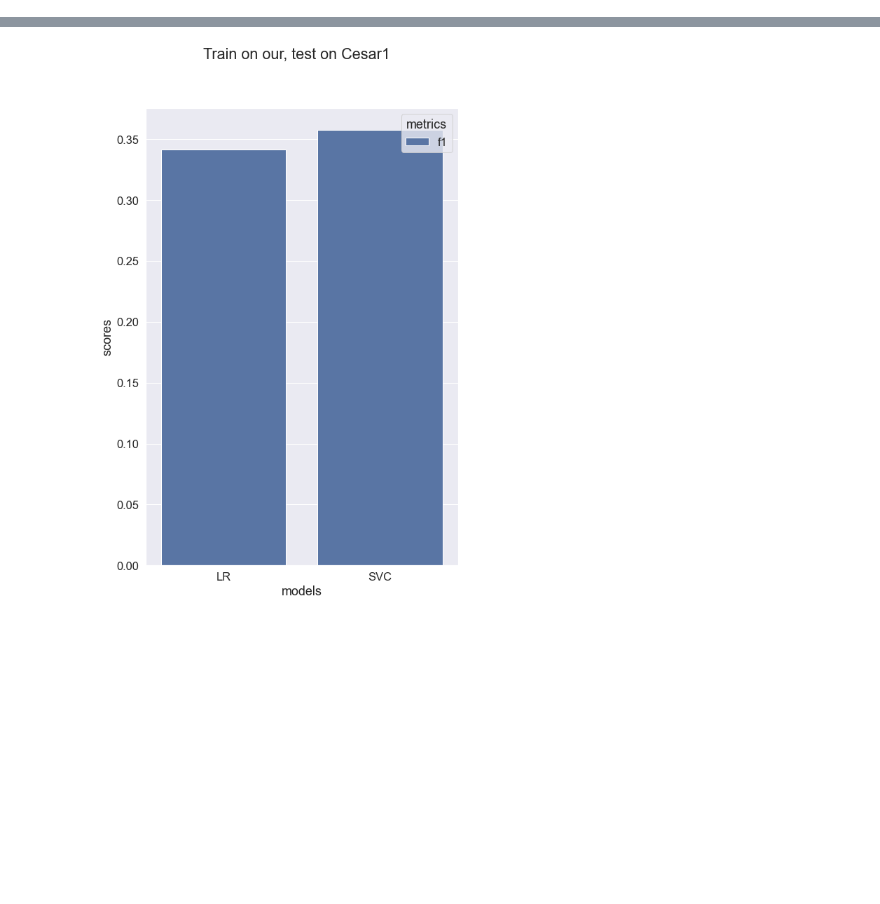
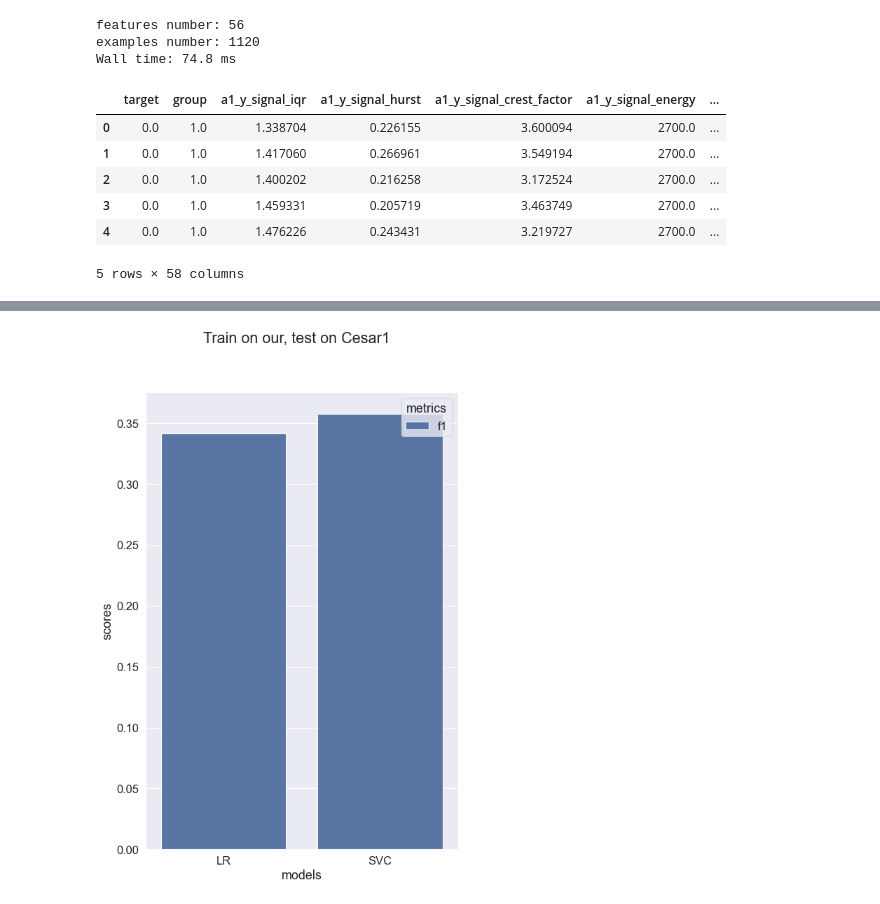
Before and after one commit to RuslanBabudzhan/QuantumBearings, a Jupyter notebook: notebooks/CompareDatasets.ipynb, the cells around one changed output, grey strips where cells are left out. Saved outputs shown, nothing was run; the diff lists cells and outputs as text; code cells hidden in the pictures; blank space fills up the shorter version.

```diff
--- a/notebooks/CompareDatasets.ipynb
+++ b/notebooks/CompareDatasets.ipynb
@@ -14,0 +22,4 @@ third_party_data_path = os.path.join(project_folder, "data/third party datasets/
+# %%
+full_dataset_our = pd.read_csv(os.path.join(own_data_path, 'bearings.csv'))
+full_dataset_cesar = pd.read_csv(os.path.join(third_party_data_path, 'N1 Cesar Ricardo/csv/bearings.csv'))
+full_dataset_cesar.head()
@@ -14,0 +33,22 @@ third_party_data_path = os.path.join(project_folder, "data/third party datasets/
+# %%
+%%time
+
+stats = iterators.Stats.get_keys()
+stats = [stat for stat in stats if stat not in ['mean', 'std', 'variation']]
+splitter_processor = splitter.Splitter(use_signal=True, use_specter=True, specter_threshold=1000, stats=stats, scaler=StandardScaler)
+prepared_data_our = splitter_processor.split_dataset(full_dataset_our, stable_area=[(10, 19)], splits_number=10, signal_data_columns=['a1_y', 'a2_y'])
+print(f"features number: {prepared_data_our.shape[1]-2}")
+print(f"examples number: {prepared_data_our.shape[0]}")
+# prepared_data_our.to_csv(os.path.join(own_data_path, 'processed_full_signal_specter1000_Zscale.csv'), index=None)
+prepared_data_our.head()
+# %% [output]
+features number: 56
+examples number: 1120
+Wall time: 74.8 ms
+|  | target | group | a1_y_signal_iqr | a1_y_signal_hurst | a1_y_signal_crest_factor | a1_y_signal_energy | ... |
+| 0 | 0.0 | 1.0 | 1.338704 | 0.226155 | 3.600094 | 2700.0 | ... |
+| 1 | 0.0 | 1.0 | 1.417060 | 0.266961 | 3.549194 | 2700.0 | ... |
+| 2 | 0.0 | 1.0 | 1.400202 | 0.216258 | 3.172524 | 2700.0 | ... |
+| 3 | 0.0 | 1.0 | 1.459331 | 0.205719 | 3.463749 | 2700.0 | ... |
+| 4 | 0.0 | 1.0 | 1.476226 | 0.243431 | 3.219727 | 2700.0 | ... |
+5 rows × 58 columns
```
Also changed, not shown: parts of 14 cells of this notebook, 2 other files.
